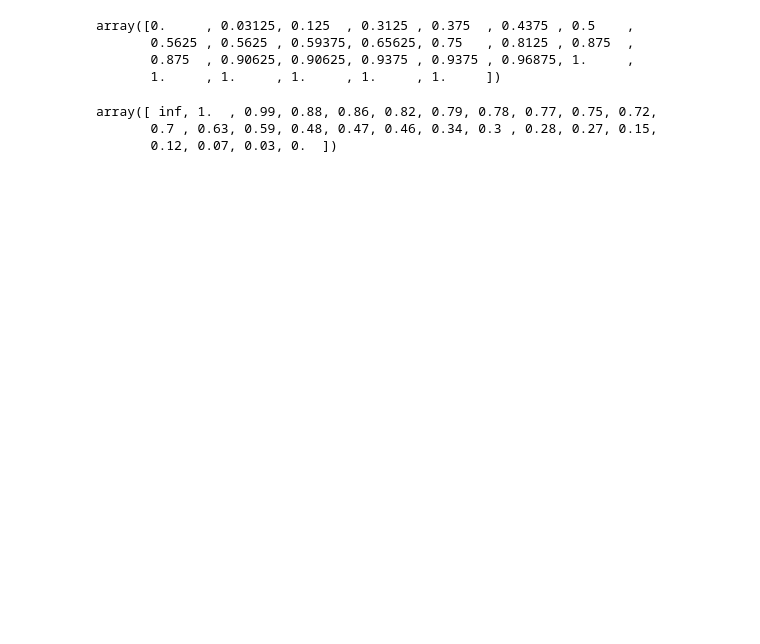
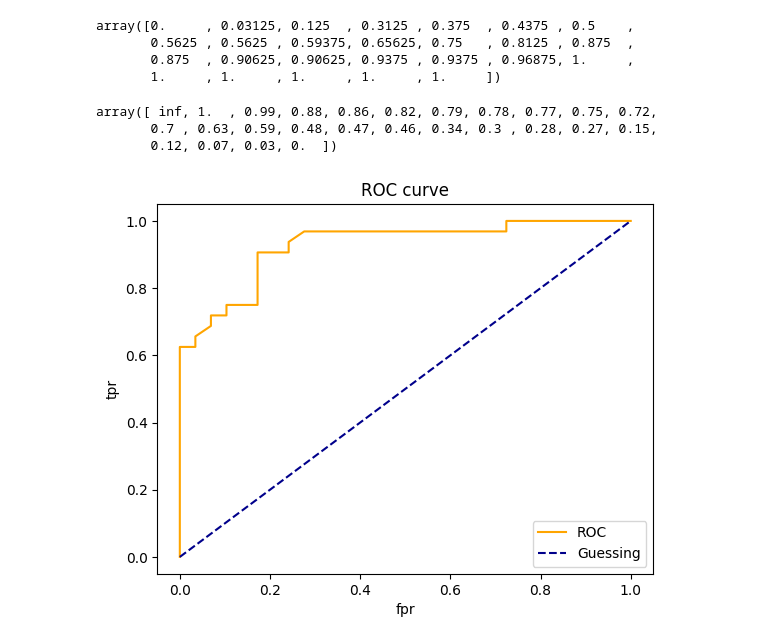
Before and after one commit to atulhooda/ml-learning-scikit-learn, a Jupyter notebook: introduction-to-scikit-learn.ipynb, the cells around one changed output. Saved outputs shown, nothing was run; the diff lists cells and outputs as text; code cells hidden in the pictures; blank space fills up the shorter version.

Commit message:
plotted a ROC curve using matplotlib

```diff
--- a/introduction-to-scikit-learn.ipynb
+++ b/introduction-to-scikit-learn.ipynb
@@ -1515,0 +1519,19 @@ array([ inf, 1.  , 0.99, 0.88, 0.86, 0.82, 0.79, 0.78, 0.77, 0.75, 0.72,
+# %%
+def plot_roc_curve(fpr,tpr):
+    """
+    plots a ROC curve given the fpr and tpr of a model
+    """
+    #plot roc curve
+    plt.plot(fpr,tpr,color= "orange",label= "ROC")
+    #plot line with no predicitve power(baseline)
+    plt.plot([0,1],[0,1], color= "darkblue", linestyle = "--", label= "Guessing")
+
+    #customize the plot
+    plt.xlabel("fpr")
+    plt.ylabel("tpr")
+    plt.title("ROC curve")
+    plt.legend()
+    plt.show()
+plot_roc_curve(fpr,tpr)
+# %% [output]
+[figure, added]
```
Also changed, not shown: parts of 5 cells of this notebook.
